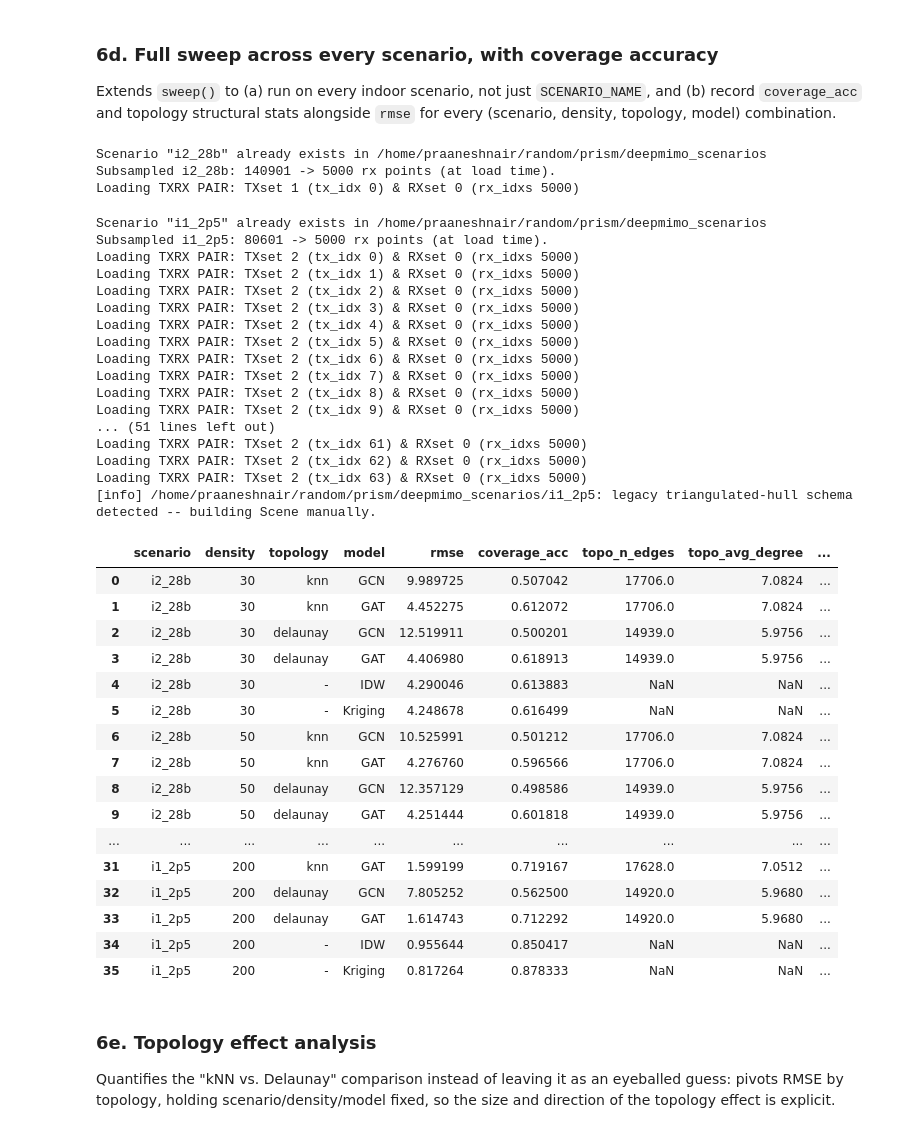
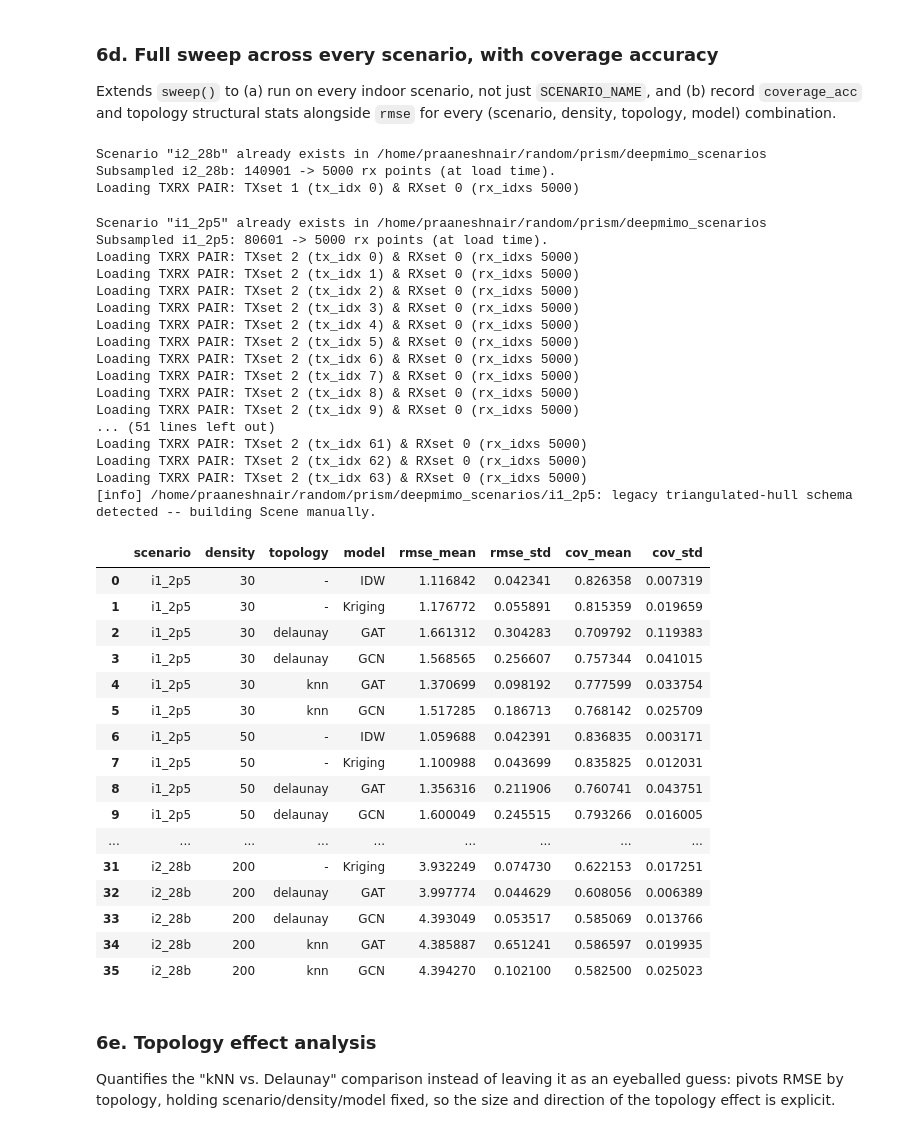
Before and after one commit to CompileArtisan/prism, a Jupyter notebook: radiomap_6g_sweep.ipynb, the cells around one changed output. Saved outputs shown, nothing was run; the diff lists cells and outputs as text; code cells hidden in the pictures.

```diff
--- a/radiomap_6g_sweep.ipynb
+++ b/radiomap_6g_sweep.ipynb
@@ -476,7 +477,8 @@ stats alongside `rmse` for every (scenario, density, topology, model)
 combination.
 # %%
 def sweep_full(scenario_names=("i2_28b", "i1_2p5"), densities=(30, 50, 200),
-               topologies=("knn", "delaunay"), coverage_threshold_dbm=None):
+               topologies=("knn", "delaunay"), n_seeds=3,
+               coverage_threshold_dbm=None):
     all_results = []
     for scenario_name in scenario_names:
         positions, rss, feats = load_scenario(scenario_name)
@@ -485,78 +487,85 @@ def sweep_full(scenario_names=("i2_28b", "i1_2p5"), densities=(30, 50, 200),
         thresh = coverage_threshold_dbm if coverage_threshold_dbm is not None else float(np.median(rss))
 
         for n_labeled in densities:
-            train_idx, test_idx = make_split(len(positions), n_labeled)
+            for seed in range(n_seeds):
+                train_idx, test_idx = make_split(len(positions), n_labeled, seed=seed)
 
-            for topo in topologies:
-                edge_index = BUILDERS[topo](positions)
-                topo_stats = graph_topology_stats(edge_index, len(positions))
+                for topo in topologies:
+                    edge_index = BUILDERS[topo](positions)
+                    topo_stats = graph_topology_stats(edge_index, len(positions))
 
-                for name, model_cls in [("GCN", GCN), ("GAT", GAT)]:
-                    pred, rmse = run_gnn_with_preds(model_cls, positions, feats, rss,
-                                                     edge_index, train_idx, test_idx)
-                    cov_acc = coverage_accuracy(rss[test_idx], pred[test_idx], thresh)
-                    all_results.append({
-                        "scenario": scenario_name, "density": n_labeled, "topology": topo,
-                        "model": name, "rmse": rmse, "coverage_acc": cov_acc,
-                        **{f"topo_{k}": v for k, v in topo_stats.items()},
-                    })
+                    for name, model_cls in [("GCN", GCN), ("GAT", GAT)]:
+                        pred, rmse = run_gnn(model_cls, positions, feats, rss,
+                                              edge_index, train_idx, test_idx, seed=seed)
+                        cov_acc = coverage_accuracy(rss[test_idx], pred[test_idx], thresh)
+                        all_results.append({
+                            "scenario": scenario_name, "density": n_labeled, "seed": seed,
+                            "topology": topo, "model": name, "rmse": rmse, "coverage_acc": cov_acc,
+                            **{f"topo_{k}": v for k, v in topo_stats.items()},
+                        })
 
-            idw_pred = idw_predict(positions[train_idx], rss[train_idx], positions[test_idx])
-            all_results.append({
-                "scenario": scenario_name, "density": n_labeled, "topology": "-", "model": "IDW",
-                "rmse": float(np.sqrt(mean_squared_error(rss[test_idx], idw_pred))),
-                "coverage_acc": coverage_accuracy(rss[test_idx], idw_pred, thresh),
-            })
+                idw_pred = idw_predict(positions[train_idx], rss[train_idx], positions[test_idx])
+                all_results.append({
+                    "scenario": scenario_name, "density": n_labeled, "seed": seed,
+                    "topology": "-", "model": "IDW",
+                    "rmse": float(np.sqrt(mean_squared_error(rss[test_idx], idw_pred))),
+                    "coverage_acc": coverage_accuracy(rss[test_idx], idw_pred, thresh),
+                })
 
-            krig_pred = kriging_predict(positions[train_idx], rss[train_idx], positions[test_idx])
-            all_results.append({
-                "scenario": scenario_name, "density": n_labeled, "topology": "-", "model": "Kriging",
-                "rmse": float(np.sqrt(mean_squared_error(rss[test_idx], krig_pred))),
-                "coverage_acc": coverage_accuracy(rss[test_idx], krig_pred, thresh),
-            })
+                krig_pred = kriging_predict(positions[train_idx], rss[train_idx], positions[test_idx])
+                all_results.append({
+                    "scenario": scenario_name, "density": n_labeled, "seed": seed,
+                    "topology": "-", "model": "Kriging",
+                    "rmse": float(np.sqrt(mean_squared_error(rss[test_idx], krig_pred))),
+                    "coverage_acc": coverage_accuracy(rss[test_idx], krig_pred, thresh),
+                })
     return pd.DataFrame(all_results)
 
 
 full_results = sweep_full()
-display(full_results)
+summary = (full_results.groupby(["scenario", "density", "topology", "model"])
+           .agg(rmse_mean=("rmse", "mean"), rmse_std=("rmse", "std"),
+                cov_mean=("coverage_acc", "mean"), cov_std=("coverage_acc", "std"))
+           .reset_index())
+display(summary)
 # %% [output]
 Scenario "i2_28b" already exists in /home/praaneshnair/random/prism/deepmimo_scenarios
 Subsampled i2_28b: 140901 -> 5000 rx points (at load time).
 Loading TXRX PAIR: TXset 1 (tx_idx 0) & RXset 0 (rx_idxs 5000)
 Scenario "i1_2p5" already exists in /home/praaneshnair/random/prism/deepmimo_scenarios
 Subsampled i1_2p5: 80601 -> 5000 rx points (at load time).
 Loading TXRX PAIR: TXset 2 (tx_idx 0) & RXset 0 (rx_idxs 5000)
 Loading TXRX PAIR: TXset 2 (tx_idx 1) & RXset 0 (rx_idxs 5000)
 Loading TXRX PAIR: TXset 2 (tx_idx 2) & RXset 0 (rx_idxs 5000)
 Loading TXRX PAIR: TXset 2 (tx_idx 3) & RXset 0 (rx_idxs 5000)
 Loading TXRX PAIR: TXset 2 (tx_idx 4) & RXset 0 (rx_idxs 5000)
 Loading TXRX PAIR: TXset 2 (tx_idx 5) & RXset 0 (rx_idxs 5000)
 Loading TXRX PAIR: TXset 2 (tx_idx 6) & RXset 0 (rx_idxs 5000)
 Loading TXRX PAIR: TXset 2 (tx_idx 7) & RXset 0 (rx_idxs 5000)
 Loading TXRX PAIR: TXset 2 (tx_idx 8) & RXset 0 (rx_idxs 5000)
 Loading TXRX PAIR: TXset 2 (tx_idx 9) & RXset 0 (rx_idxs 5000)
 ... (51 lines left out)
 Loading TXRX PAIR: TXset 2 (tx_idx 61) & RXset 0 (rx_idxs 5000)
 Loading TXRX PAIR: TXset 2 (tx_idx 62) & RXset 0 (rx_idxs 5000)
 Loading TXRX PAIR: TXset 2 (tx_idx 63) & RXset 0 (rx_idxs 5000)
 [info] /home/praaneshnair/random/prism/deepmimo_scenarios/i1_2p5: legacy triangulated-hull schema detected -- building Scene manually.
-|  | scenario | density | topology | model | rmse | coverage_acc | topo_n_edges | topo_avg_degree | ... |
-| 0 | i2_28b | 30 | knn | GCN | 9.989725 | 0.507042 | 17706.0 | 7.0824 | ... |
-| 1 | i2_28b | 30 | knn | GAT | 4.452275 | 0.612072 | 17706.0 | 7.0824 | ... |
-| 2 | i2_28b | 30 | delaunay | GCN | 12.519911 | 0.500201 | 14939.0 | 5.9756 | ... |
-| 3 | i2_28b | 30 | delaunay | GAT | 4.406980 | 0.618913 | 14939.0 | 5.9756 | ... |
-| 4 | i2_28b | 30 | - | IDW | 4.290046 | 0.613883 | NaN | NaN | ... |
-| 5 | i2_28b | 30 | - | Kriging | 4.248678 | 0.616499 | NaN | NaN | ... |
-| 6 | i2_28b | 50 | knn | GCN | 10.525991 | 0.501212 | 17706.0 | 7.0824 | ... |
-| 7 | i2_28b | 50 | knn | GAT | 4.276760 | 0.596566 | 17706.0 | 7.0824 | ... |
-| 8 | i2_28b | 50 | delaunay | GCN | 12.357129 | 0.498586 | 14939.0 | 5.9756 | ... |
-| 9 | i2_28b | 50 | delaunay | GAT | 4.251444 | 0.601818 | 14939.0 | 5.9756 | ... |
-| ... | ... | ... | ... | ... | ... | ... | ... | ... | ... |
-| 31 | i1_2p5 | 200 | knn | GAT | 1.599199 | 0.719167 | 17628.0 | 7.0512 | ... |
-| 32 | i1_2p5 | 200 | delaunay | GCN | 7.805252 | 0.562500 | 14920.0 | 5.9680 | ... |
-| 33 | i1_2p5 | 200 | delaunay | GAT | 1.614743 | 0.712292 | 14920.0 | 5.9680 | ... |
-| 34 | i1_2p5 | 200 | - | IDW | 0.955644 | 0.850417 | NaN | NaN | ... |
-| 35 | i1_2p5 | 200 | - | Kriging | 0.817264 | 0.878333 | NaN | NaN | ... |
+|  | scenario | density | topology | model | rmse_mean | rmse_std | cov_mean | cov_std |
+| 0 | i1_2p5 | 30 | - | IDW | 1.116842 | 0.042341 | 0.826358 | 0.007319 |
+| 1 | i1_2p5 | 30 | - | Kriging | 1.176772 | 0.055891 | 0.815359 | 0.019659 |
+| 2 | i1_2p5 | 30 | delaunay | GAT | 1.661312 | 0.304283 | 0.709792 | 0.119383 |
+| 3 | i1_2p5 | 30 | delaunay | GCN | 1.568565 | 0.256607 | 0.757344 | 0.041015 |
+| 4 | i1_2p5 | 30 | knn | GAT | 1.370699 | 0.098192 | 0.777599 | 0.033754 |
+| 5 | i1_2p5 | 30 | knn | GCN | 1.517285 | 0.186713 | 0.768142 | 0.025709 |
+| 6 | i1_2p5 | 50 | - | IDW | 1.059688 | 0.042391 | 0.836835 | 0.003171 |
+| 7 | i1_2p5 | 50 | - | Kriging | 1.100988 | 0.043699 | 0.835825 | 0.012031 |
+| 8 | i1_2p5 | 50 | delaunay | GAT | 1.356316 | 0.211906 | 0.760741 | 0.043751 |
+| 9 | i1_2p5 | 50 | delaunay | GCN | 1.600049 | 0.245515 | 0.793266 | 0.016005 |
+| ... | ... | ... | ... | ... | ... | ... | ... | ... |
+| 31 | i2_28b | 200 | - | Kriging | 3.932249 | 0.074730 | 0.622153 | 0.017251 |
+| 32 | i2_28b | 200 | delaunay | GAT | 3.997774 | 0.044629 | 0.608056 | 0.006389 |
+| 33 | i2_28b | 200 | delaunay | GCN | 4.393049 | 0.053517 | 0.585069 | 0.013766 |
+| 34 | i2_28b | 200 | knn | GAT | 4.385887 | 0.651241 | 0.586597 | 0.019935 |
+| 35 | i2_28b | 200 | knn | GCN | 4.394270 | 0.102100 | 0.582500 | 0.025023 |
 # %% [markdown]
 ### 6e. Topology effect analysis
 
```
Also changed, not shown: parts of 11 cells of this notebook.
